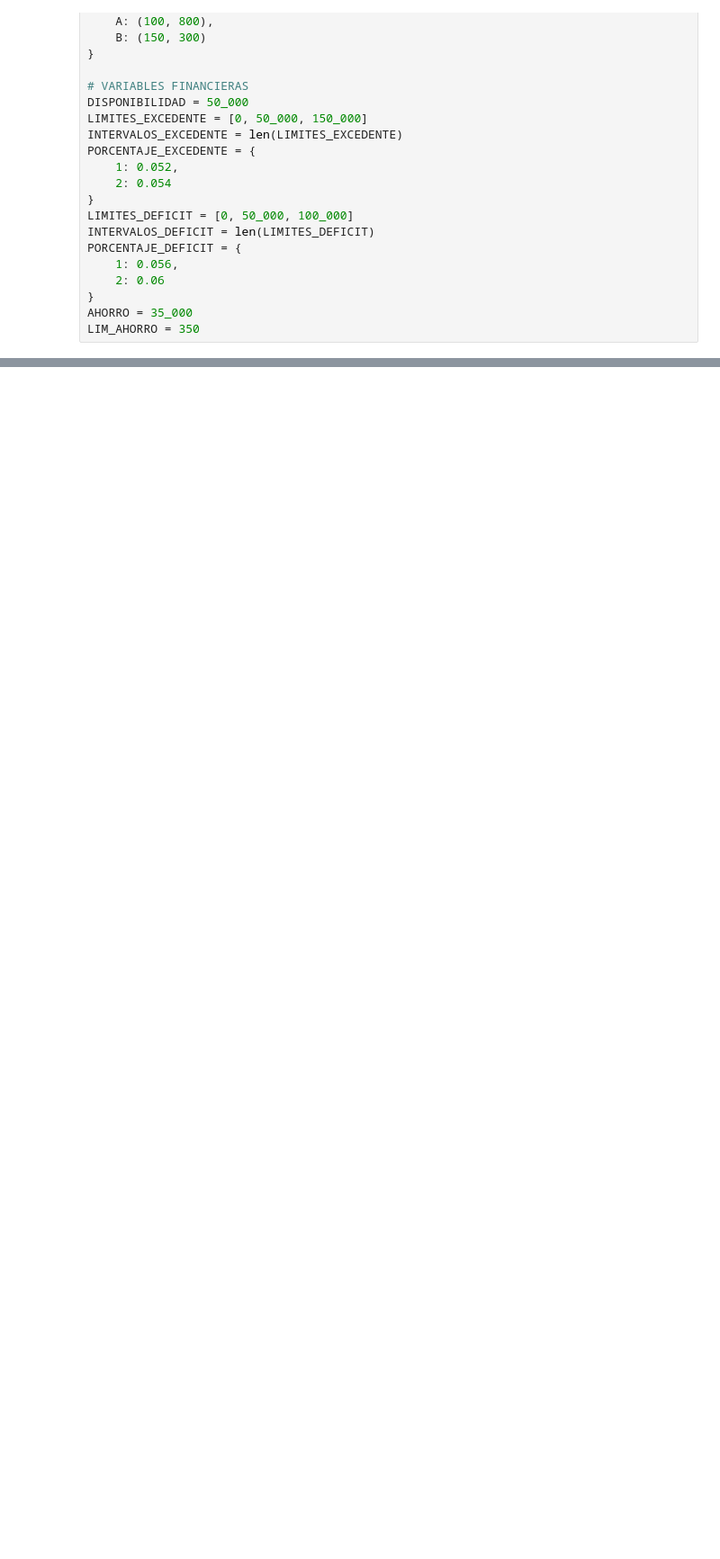
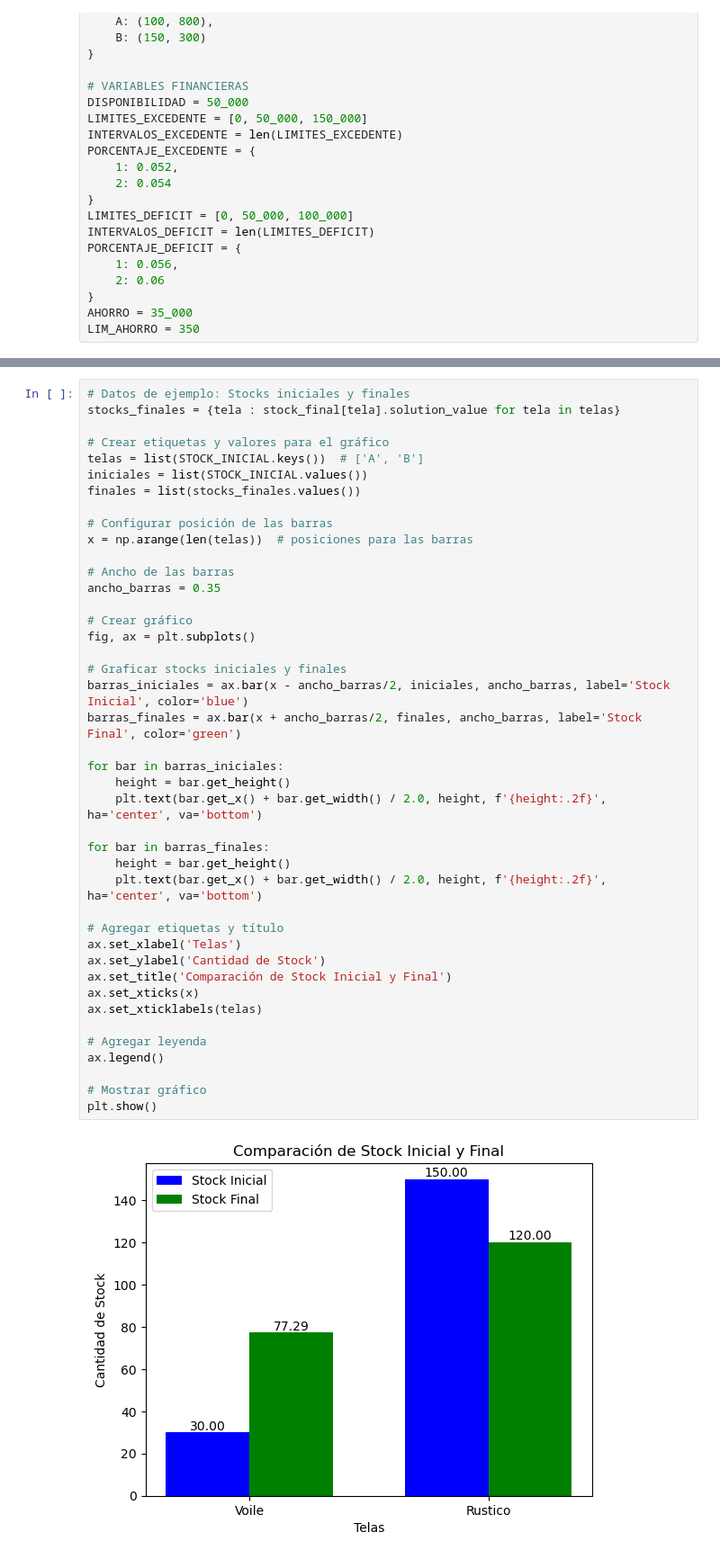
Before and after one commit to NJGodoy/MO1, a Jupyter notebook: Ejercicio_3_15/Ejercicio_3_15.ipynb, the cells around one changed output, grey strips where cells are left out. Shown at 90% size. Cells and saved outputs as stored; diff of their text form; blank space fills up the shorter version.

Commit message:
Gráficos 3_15

```diff
--- a/Ejercicio_3_15/Ejercicio_3_15.ipynb
+++ b/Ejercicio_3_15/Ejercicio_3_15.ipynb
@@ -194,0 +214,44 @@ BENEFICIO:
+# %%
+# Datos de ejemplo: Stocks iniciales y finales
+stocks_finales = {tela : stock_final[tela].solution_value for tela in telas}
+
+# Crear etiquetas y valores para el gráfico
+telas = list(STOCK_INICIAL.keys())  # ['A', 'B']
+iniciales = list(STOCK_INICIAL.values())
+finales = list(stocks_finales.values())
+
+# Configurar posición de las barras
+x = np.arange(len(telas))  # posiciones para las barras
+
+# Ancho de las barras
+ancho_barras = 0.35
+
+# Crear gráfico
+fig, ax = plt.subplots()
+
+# Graficar stocks iniciales y finales
+barras_iniciales = ax.bar(x - ancho_barras/2, iniciales, ancho_barras, label='Stock Inicial', color='blue')
+barras_finales = ax.bar(x + ancho_barras/2, finales, ancho_barras, label='Stock Final', color='green')
+
+for bar in barras_iniciales:
+    height = bar.get_height()
+    plt.text(bar.get_x() + bar.get_width() / 2.0, height, f'{height:.2f}', ha='center', va='bottom')
+
+for bar in barras_finales:
+    height = bar.get_height()
+    plt.text(bar.get_x() + bar.get_width() / 2.0, height, f'{height:.2f}', ha='center', va='bottom')
+
+# Agregar etiquetas y título
+ax.set_xlabel('Telas')
+ax.set_ylabel('Cantidad de Stock')
+ax.set_title('Comparación de Stock Inicial y Final')
+ax.set_xticks(x)
+ax.set_xticklabels(telas)
+
+# Agregar leyenda
+ax.legend()
+
+# Mostrar gráfico
+plt.show()
+# %% [output]
+[figure, added]
```
Also changed, not shown: parts of 5 cells of this notebook.
